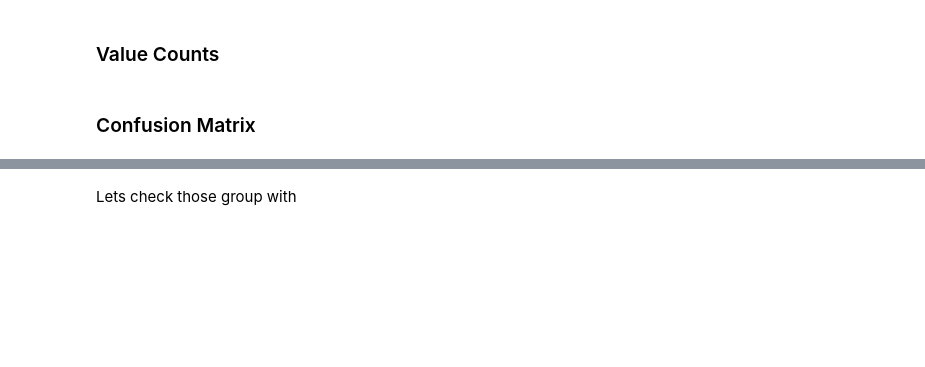
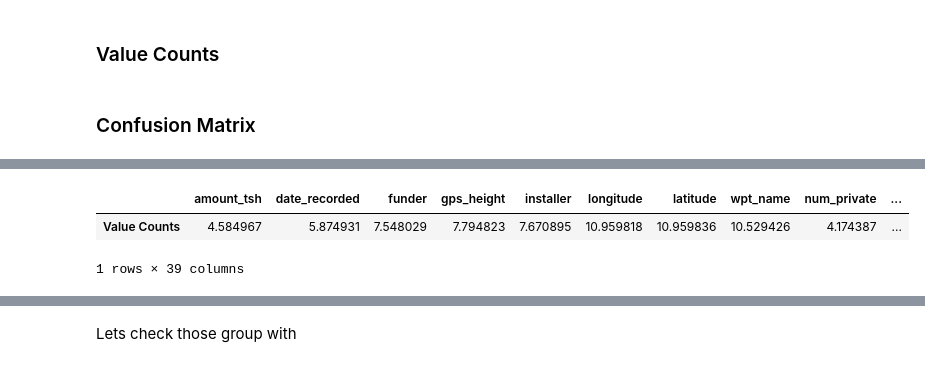
Before and after one commit to msampathkumar/datadriven, a Jupyter notebook: pumpit.ipynb, the cells around one changed output, grey strips where cells are left out. Cells and saved outputs as stored; diff of their text form; code cells hidden in the pictures; blank space fills up the shorter version.

```diff
--- a/pumpit.ipynb
+++ b/pumpit.ipynb
@@ -175,0 +338,8 @@ RAW_X.head().T
+# %%
+cols_values_counts_dataframe = pd.DataFrame(np.log(values_counts_bag), index=columns, columns=['Value Counts'])
+
+cols_values_counts_dataframe.T
+# %% [output]
+|  | amount_tsh | date_recorded | funder | gps_height | installer | longitude | latitude | wpt_name | num_private | ... |
+| Value Counts | 4.584967 | 5.874931 | 7.548029 | 7.794823 | 7.670895 | 10.959818 | 10.959836 | 10.529426 | 4.174387 | ... |
+1 rows × 39 columns
```
Also changed, not shown: parts of 83 cells of this notebook.
